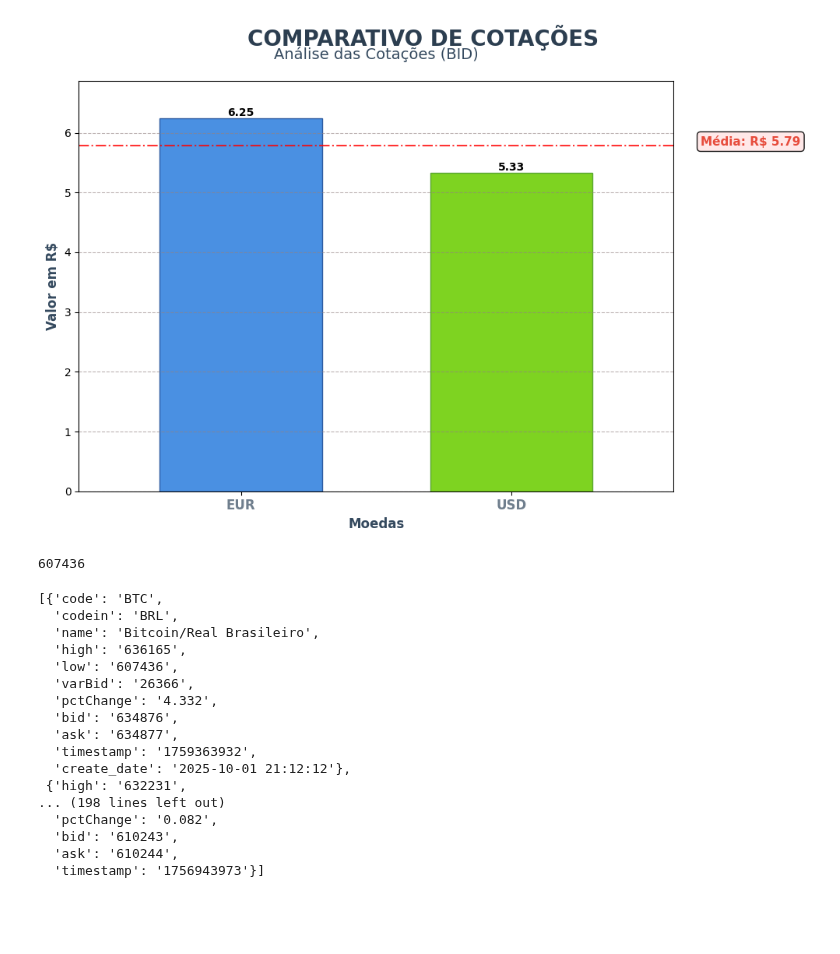
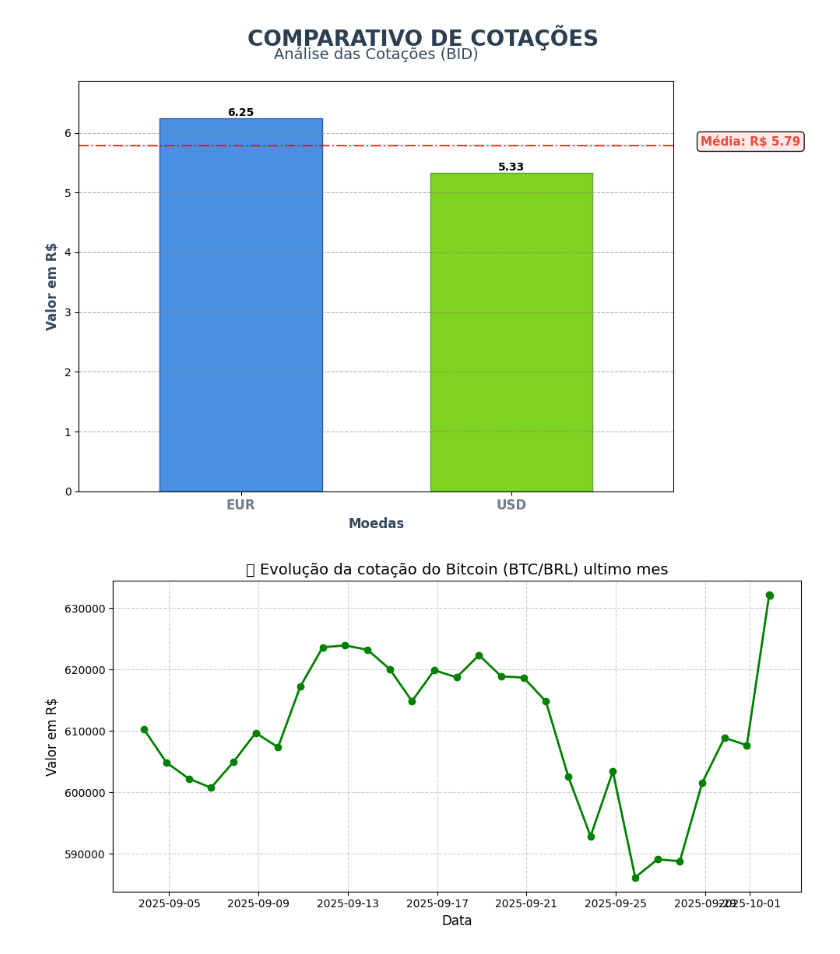
Before and after one commit to thiago207/python-for-data-analysis, a Jupyter notebook: API-JSON/API1.ipynb, the cells around one changed output. Drawn from its saved outputs; the diff is of its cells as text; code cells hidden in the pictures; blank space fills up the shorter version.

```diff
--- a/API-JSON/API1.ipynb
+++ b/API-JSON/API1.ipynb
@@ -95,29 +95,33 @@ plt.show()
 5.78695
 [figure]
 # %%
-print(cotacoes_dir['BTC']['low'])
+from datetime import datetime
 
 
-btc_ultimos_30_dias = requests.get('https://economia.awesomeapi.com.br/json/daily/BTC-BRL/30')
-btc_ultimos_30_dias = btc_ultimos_30_dias.json()
+btc_df = requests.get('https://economia.awesomeapi.com.br/json/daily/BTC-BRL/30')
+btc_df = btc_df.json()
+df = pd.DataFrame(btc_df)
 
-display(btc_ultimos_30_dias)
+bid = [dado['bid'] for dado in btc_df]
+
+
+df['bid'] = df['bid'].astype(float)
+df['timestamp'] = df['timestamp'].astype(float)
+df['data'] = df['timestamp'].apply(lambda x: datetime.fromtimestamp(x))
+
+df.sort_values('data')
+
+plt.figure(figsize=(10, 5))
+plt.plot(df['data'], df['bid'], marker='o', color='green', linewidth=2, label='Cotação BTC/BRL')
+
+plt.title('📈 Evolução da cotação do Bitcoin (BTC/BRL) ultimo mes', fontsize=14)
+plt.xlabel('Data', fontsize=12)
+plt.ylabel('Valor em R$', fontsize=12)
+
+# 🔹 Formatando eixo Y
+plt.ticklabel_format(style='plain', axis='y')
+plt.grid(True, linestyle='--', alpha=0.6)
+plt.tight_layout()
+plt.show()
 # %% [output]
-607436
-[{'code': 'BTC',
-  'codein': 'BRL',
-  'name': 'Bitcoin/Real Brasileiro',
-  'high': '636165',
-  'low': '607436',
-  'varBid': '26366',
-  'pctChange': '4.332',
-  'bid': '634876',
-  'ask': '634877',
-  'timestamp': '1759363932',
-  'create_date': '2025-10-01 21:12:12'},
- {'high': '632231',
-... (198 lines left out)
-  'pctChange': '0.082',
-  'bid': '610243',
-  'ask': '610244',
-  'timestamp': '1756943973'}]
+[figure, added]
```
